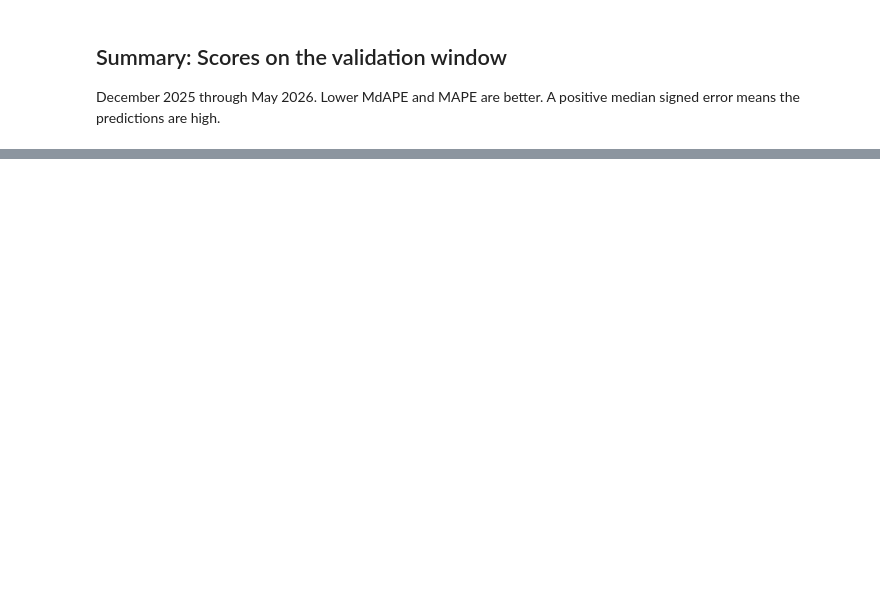
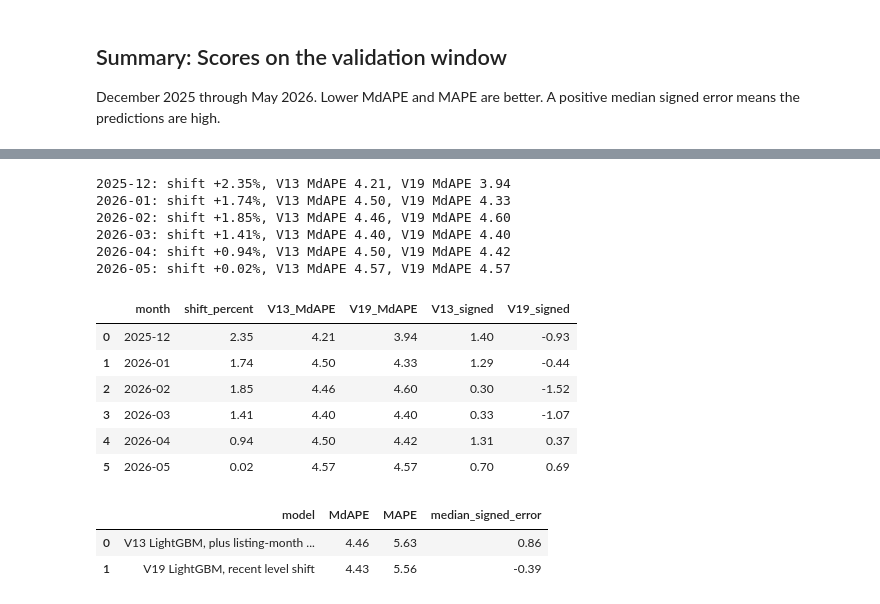
Before and after one commit to phuonganhdangamy/SSU-Data-Dash, a Jupyter notebook: notebooks/list_aware_models.ipynb, the cells around one changed output, grey strips where cells are left out. Cells and saved outputs as stored; diff of their text form; code cells hidden in the pictures; blank space fills up the shorter version.

Commit message:
add walk-forward validation for selected models for list-aware

```diff
--- a/notebooks/list_aware_models.ipynb
+++ b/notebooks/list_aware_models.ipynb
@@ -1280,0 +1768,60 @@ So basically we are creating a chain of models, and output of the previous model
+# %%
+v19_parts = []
+v19_rows = []
+v13_name = "V13 LightGBM, plus listing-month factor"
+for month, v13_hat, sold in zip(walk_months, collected[v13_name], sold_parts):
+    past = listings[listings["date_sold"] < month.start_time]
+    holdout_start = month.start_time - pd.DateOffset(months=3)
+    early = past[past["date_sold"] < holdout_start]
+    tune = past[past["date_sold"] >= holdout_start]
+    lag_early, last_early, latest_early = market_tables(early)
+    tables_early = peer_tables(early)
+    X_early = design_matrix(early, early, lag_early, last_early, latest_early, tables_early)
+    X_tune = design_matrix(tune, early, lag_early, last_early, latest_early, tables_early)
+    _, monthly_early, forecast_early = residual_forecast(early, 3)
+    X_early = X_early.copy()
+    X_tune = X_tune.copy()
+    X_early["list_month_factor"] = factor_from(early, monthly_early, forecast_early)
+    X_tune["list_month_factor"] = factor_from(tune, monthly_early, forecast_early)
+    log_hat = fit_lgb(X_early, np.log(early["sold_price"])).predict(X_tune)
+    shift = float(np.median(log_hat - np.log(tune["sold_price"].to_numpy())))
+    v19_hat = np.asarray(v13_hat) * np.exp(-shift)
+    v19_parts.append(v19_hat)
+    v19_rows.append({
+        "month": str(month),
+        "shift_percent": round(100 * (float(np.exp(shift)) - 1), 2),
+        "V13_MdAPE": percentage_scores(v13_hat, sold)["MdAPE"],
+        "V19_MdAPE": percentage_scores(v19_hat, sold)["MdAPE"],
+        "V13_signed": percentage_scores(v13_hat, sold)["median_signed_error"],
+        "V19_signed": percentage_scores(v19_hat, sold)["median_signed_error"],
+    })
+    print(
+        f"{month}: shift {v19_rows[-1]['shift_percent']:+.2f}%, "
+        f"V13 MdAPE {v19_rows[-1]['V13_MdAPE']:.2f}, V19 MdAPE {v19_rows[-1]['V19_MdAPE']:.2f}",
+        flush=True,
+    )
+
+v19_table = pd.DataFrame(v19_rows)
+display(v19_table)
+v19_summary = pd.DataFrame([
+    {"model": v13_name, **percentage_scores(np.concatenate(collected[v13_name]), sold_all)},
+    {"model": "V19 LightGBM, recent level shift", **percentage_scores(np.concatenate(v19_parts), sold_all)},
+])
+display(v19_summary)
+# %% [output]
+2025-12: shift +2.35%, V13 MdAPE 4.21, V19 MdAPE 3.94
+2026-01: shift +1.74%, V13 MdAPE 4.50, V19 MdAPE 4.33
+2026-02: shift +1.85%, V13 MdAPE 4.46, V19 MdAPE 4.60
+2026-03: shift +1.41%, V13 MdAPE 4.40, V19 MdAPE 4.40
+2026-04: shift +0.94%, V13 MdAPE 4.50, V19 MdAPE 4.42
+2026-05: shift +0.02%, V13 MdAPE 4.57, V19 MdAPE 4.57
+|  | month | shift_percent | V13_MdAPE | V19_MdAPE | V13_signed | V19_signed |
+| 0 | 2025-12 | 2.35 | 4.21 | 3.94 | 1.40 | -0.93 |
+| 1 | 2026-01 | 1.74 | 4.50 | 4.33 | 1.29 | -0.44 |
+| 2 | 2026-02 | 1.85 | 4.46 | 4.60 | 0.30 | -1.52 |
+| 3 | 2026-03 | 1.41 | 4.40 | 4.40 | 0.33 | -1.07 |
+| 4 | 2026-04 | 0.94 | 4.50 | 4.42 | 1.31 | 0.37 |
+| 5 | 2026-05 | 0.02 | 4.57 | 4.57 | 0.70 | 0.69 |
+|  | model | MdAPE | MAPE | median_signed_error |
+| 0 | V13 LightGBM, plus listing-month ... | 4.46 | 5.63 | 0.86 |
+| 1 | V19 LightGBM, recent level shift | 4.43 | 5.56 | -0.39 |
```
Also changed, not shown: parts of 24 cells of this notebook.
